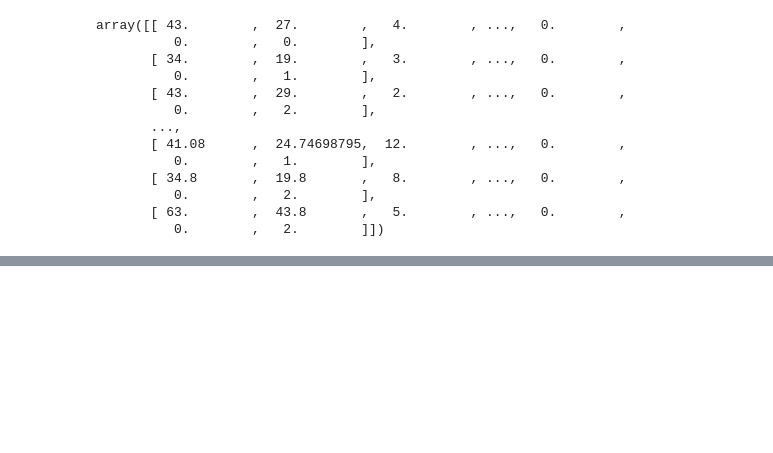
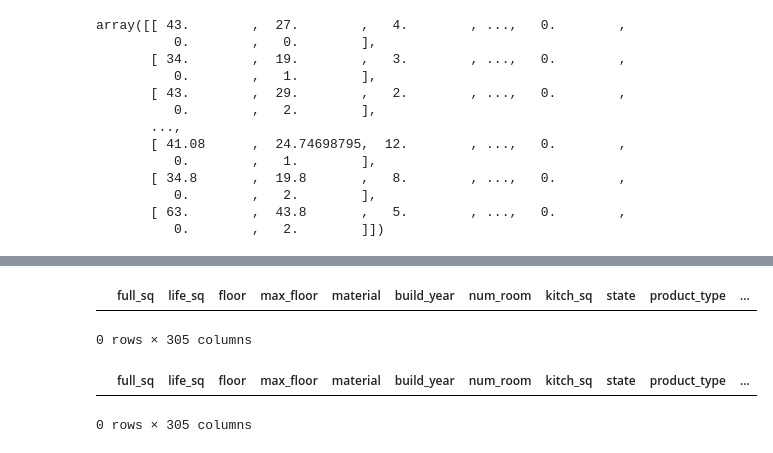
Before and after one commit to bhavesh0009/Sberbank-Russian-Housing-Market, a Jupyter notebook: withCleanScriptXGBboost.ipynb, the cells around one changed output, grey strips where cells are left out. Drawn from its saved outputs; the diff is of its cells as text; code cells hidden in the pictures; blank space fills up the shorter version.

Commit message:
with cleaer num of rooms

```diff
--- a/withCleanScriptXGBboost.ipynb
+++ b/withCleanScriptXGBboost.ipynb
@@ -231,0 +257,10 @@ array([[ 43.        ,  27.        ,   4.        , ...,   0.        ,
+# %%
+all_data[(all_data.kitch_sq>all_data.life_sq) | all_data.kitch_sq.isnull()]
+# %% [output]
+|  | full_sq | life_sq | floor | max_floor | material | build_year | num_room | kitch_sq | state | product_type | ... |
+0 rows × 305 columns
+# %%
+all_data[(all_data.life_sq>all_data.full_sq)]
+# %% [output]
+|  | full_sq | life_sq | floor | max_floor | material | build_year | num_room | kitch_sq | state | product_type | ... |
+0 rows × 305 columns
```
Also changed, not shown: parts of 7 cells of this notebook, 1 other file.
